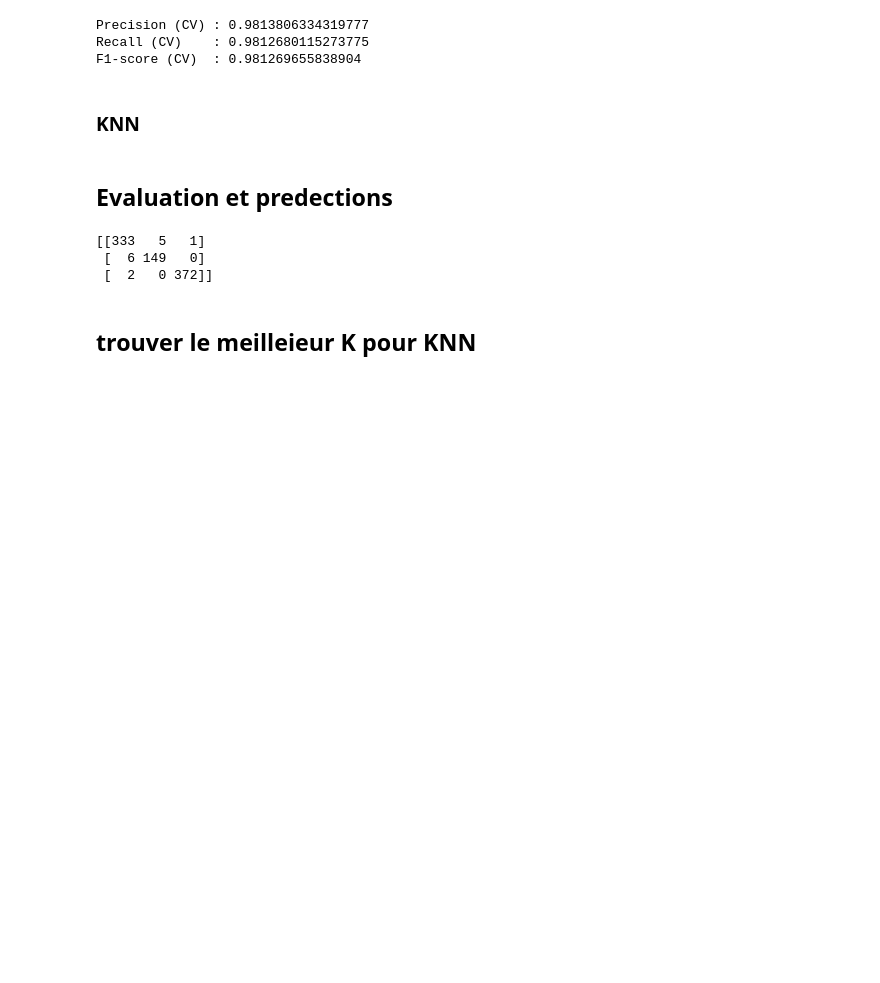
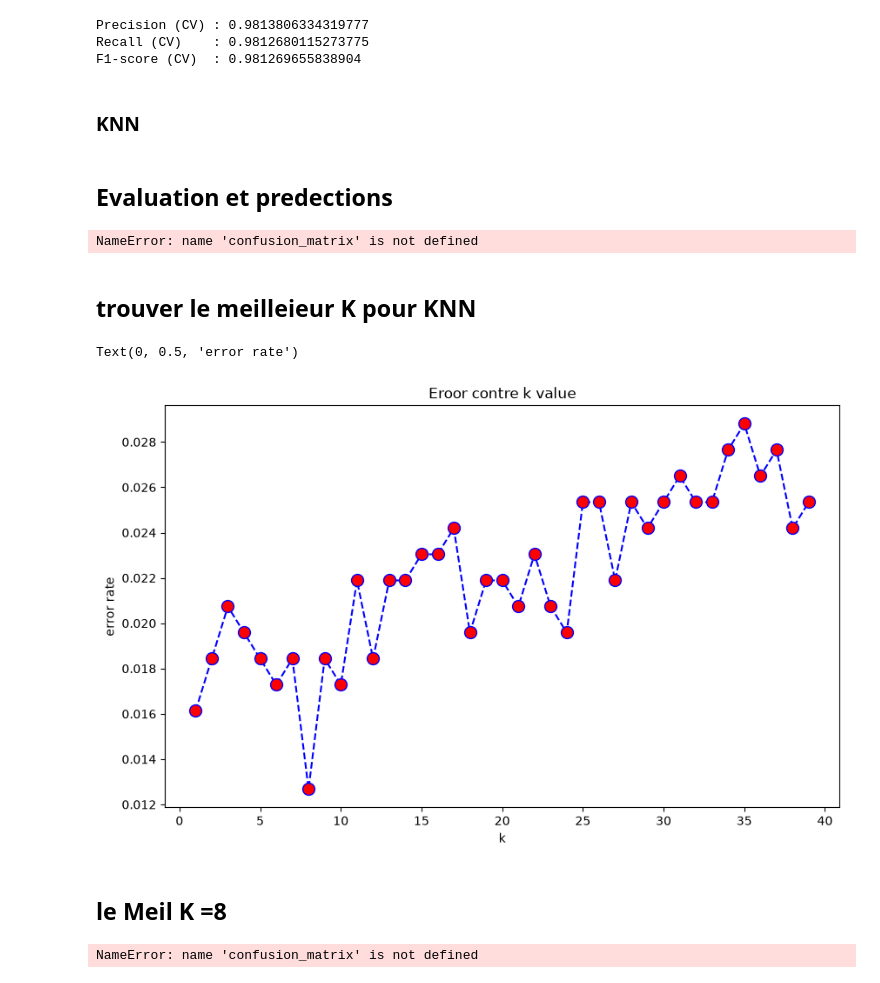
Before and after one commit to Oumohgh/ClientIQ, a Jupyter notebook: Notebook.ipynb, the cells around one changed output. Cells and saved outputs as stored; diff of their text form; code cells hidden in the pictures; blank space fills up the shorter version.

```diff
--- a/Notebook.ipynb
+++ b/Notebook.ipynb
@@ -17,7 +17,7 @@ from sklearn.metrics import accuracy_score
 from sklearn.model_selection import cross_val_score
 from sklearn.metrics import ConfusionMatrixDisplay,classification_report
 # %%
-df= pd.read_csv("data.csv")
+df= pd.read_csv("data/data.csv")
 display(df)
 # %% [output]
 |  | InvoiceNo | StockCode | Description | Quantity | InvoiceDate | UnitPrice | CustomerID | Country |
@@ -697,18 +697,35 @@ pred = knn.predict(X_test)
 print(confusion_matrix(Y_test,pred))
 print(classification_report(Y_test,pred))
 # %% [output]
-[[333   5   1]
- [  6 149   0]
- [  2   0 372]]
+NameError: name 'confusion_matrix' is not defined
 # %% [markdown]
 ## trouver le meilleieur K pour KNN
 # %%
 error_rate=[]
 
-for i in range(1,20):
-    knn - KNeighborsClassifier(n_neighbors=i)
+for i in range(1,40):
+    knn = KNeighborsClassifier(n_neighbors=i)
     knn.fit(X_train,Y_train)
     pred_i=knn.predict(X_test)
     error_rate.append(np.mean(pred_i != Y_test))
 # %%
-plt
+plt.figure(figsize=(10,6))
+plt.plot(range(1,40),error_rate,color='blue',linestyle='dashed',marker='o',markerfacecolor='red',markersize=10)
+
+plt.title("Eroor contre k value")
+plt.xlabel('k')
+plt.ylabel("error rate")
+# %% [output]
+Text(0, 0.5, 'error rate')
+[figure, added]
+# %% [markdown]
+## le Meil K =8
+# %%
+best_Knn=KNeighborsClassifier(n_neighbors=8)
+
+knn.fit(X_train,Y_train)
+
+p=knn.predict(X_test)
+print(confusion_matrix(Y_test,p))
+# %% [output]
+NameError: name 'confusion_matrix' is not defined
```
Also changed, not shown: parts of 1 cell of this notebook, 4 other files.
